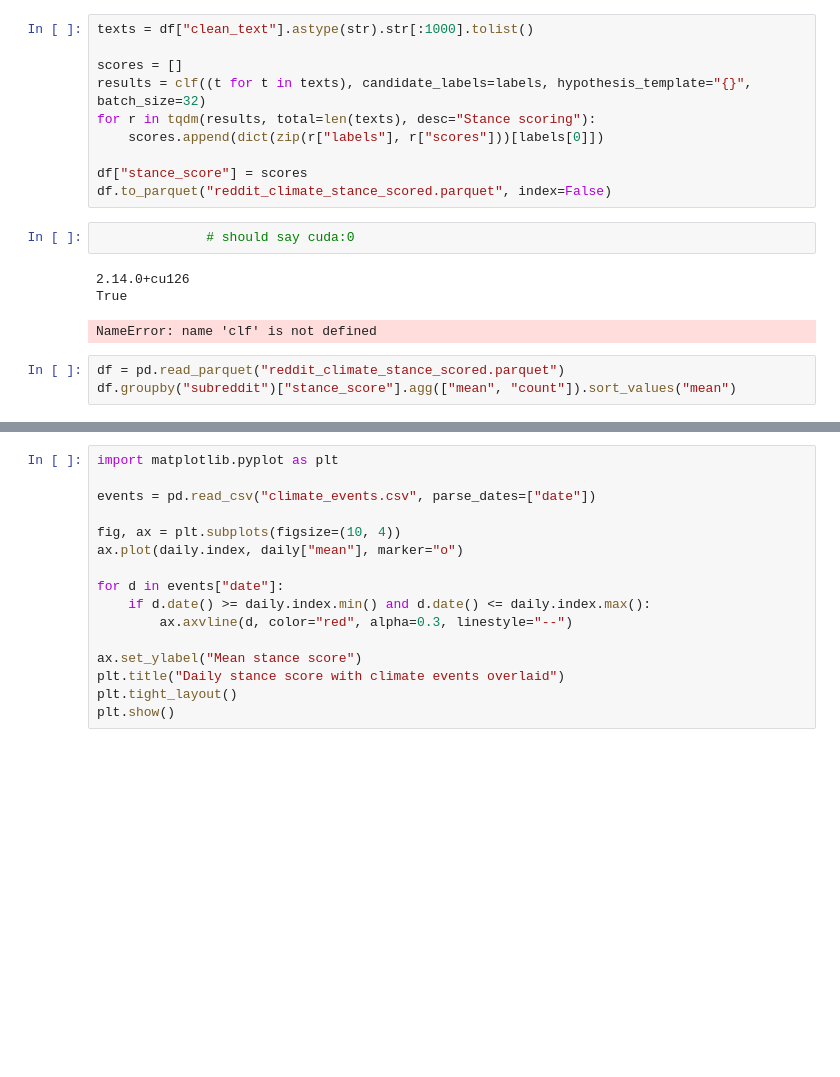
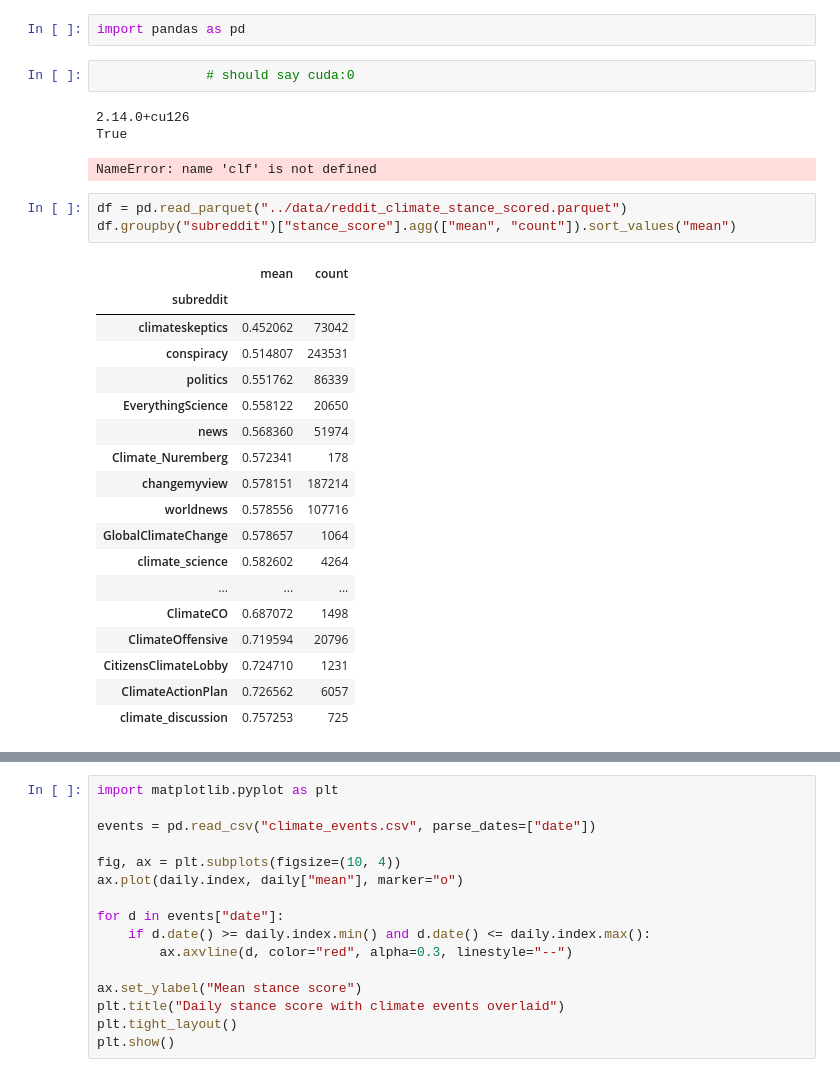
Before and after one commit to Rahulbhat2022/Dataminingproject, a Jupyter notebook: scripts/stance_scoring.ipynb, the cells around one changed output, grey strips where cells are left out. Cells and saved outputs as stored; diff of their text form; blank space fills up the shorter version.

```diff
--- a/scripts/stance_scoring.ipynb
+++ b/scripts/stance_scoring.ipynb
@@ -13,16 +27,8 @@ labels = ["This text supports taking action on climate change", "This text is sk
 # %% [output]
 Warning: You are sending unauthenticated requests to the HF Hub. Please set a HF_TOKEN to enable higher rate limits and faster downloads.
 [transformers] `torch_dtype` is deprecated! Use `dtype` instead!
-# %%
-texts = df["clean_text"].astype(str).str[:1000].tolist()
-
-scores = []
-results = clf((t for t in texts), candidate_labels=labels, hypothesis_template="{}", batch_size=32)
-for r in tqdm(results, total=len(texts), desc="Stance scoring"):
-    scores.append(dict(zip(r["labels"], r["scores"]))[labels[0]])
-
-df["stance_score"] = scores
-df.to_parquet("reddit_climate_stance_scored.parquet", index=False)
+# %%
+import pandas as pd
 # %%
               # should say cuda:0
 # %% [output]
@@ -30,8 +36,27 @@ df.to_parquet("reddit_climate_stance_scored.parquet", index=False)
 True
 NameError: name 'clf' is not defined
 # %%
-df = pd.read_parquet("reddit_climate_stance_scored.parquet")
+df = pd.read_parquet("../data/reddit_climate_stance_scored.parquet")
 df.groupby("subreddit")["stance_score"].agg(["mean", "count"]).sort_values("mean")
+# %% [output]
+|  | mean | count |
+| subreddit |  |  |
+| climateskeptics | 0.452062 | 73042 |
+| conspiracy | 0.514807 | 243531 |
+| politics | 0.551762 | 86339 |
+| EverythingScience | 0.558122 | 20650 |
+| news | 0.568360 | 51974 |
+| Climate_Nuremberg | 0.572341 | 178 |
+| changemyview | 0.578151 | 187214 |
+| worldnews | 0.578556 | 107716 |
+| GlobalClimateChange | 0.578657 | 1064 |
+| climate_science | 0.582602 | 4264 |
+| ... | ... | ... |
+| ClimateCO | 0.687072 | 1498 |
+| ClimateOffensive | 0.719594 | 20796 |
+| CitizensClimateLobby | 0.724710 | 1231 |
+| ClimateActionPlan | 0.726562 | 6057 |
+| climate_discussion | 0.757253 | 725 |
 # %%
 import matplotlib.pyplot as plt
 
```
Also changed, not shown: parts of 3 cells of this notebook, 1 other file.
